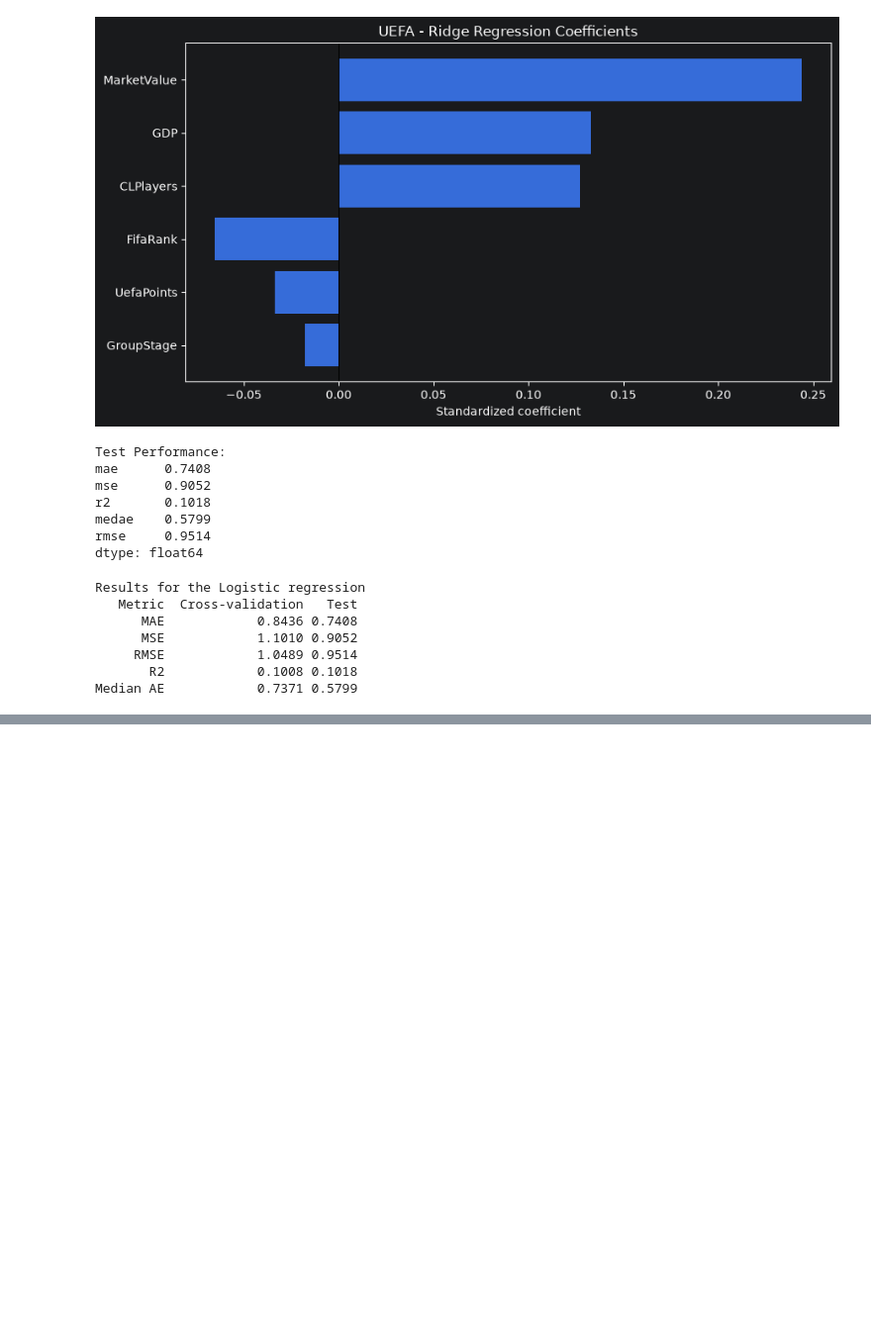
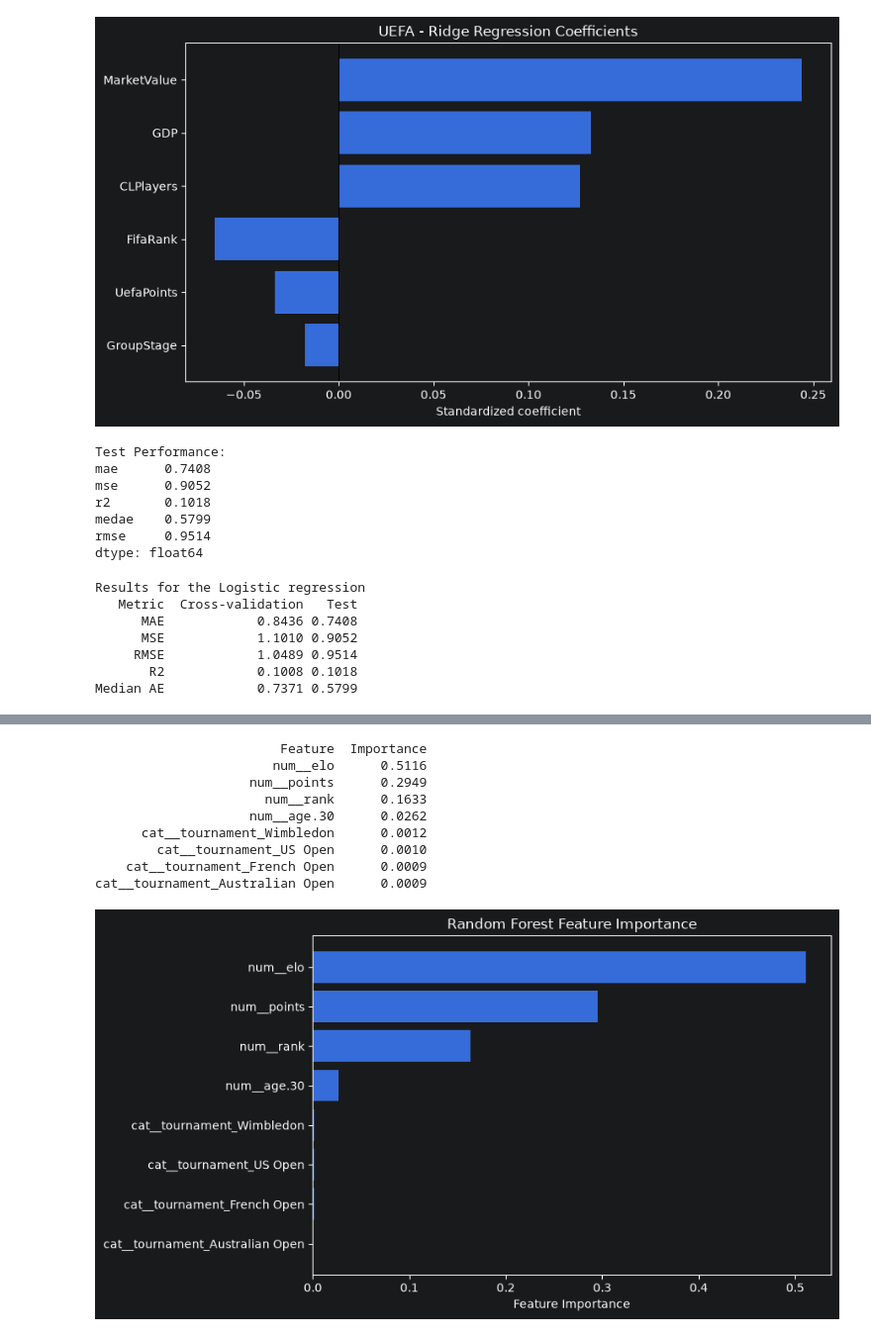
Before and after one commit to TuDCaseStudies26/CS2, a Jupyter notebook: sheet3/moez.ipynb, the cells around one changed output, grey strips where cells are left out. Shown at 99% size. Saved outputs shown, nothing was run; the diff lists cells and outputs as text; code cells hidden in the pictures; blank space fills up the shorter version.

Commit message:
finished the 4 models on basic tennis dataset

```diff
--- a/sheet3/moez.ipynb
+++ b/sheet3/moez.ipynb
@@ -528,0 +605,16 @@ Median AE            0.7371 0.5799
+# %%
+
+rf_cv_folds = []
+rf_validation_years = []
+
+years_rf = years_train_rf.to_numpy()
+
+for val_year in range(2015, 2022):
+
+    train_idx = np.where(years_rf < val_year)[0]
+    val_idx = np.where(years_rf == val_year)[0]
+
+    rf_cv_folds.append((train_idx, val_idx))
+    rf_validation_years.append(val_year)
+
+print("Validation years:", rf_validation_years)
@@ -528,0 +771,48 @@ Median AE            0.7371 0.5799
+# %%
+
+rf_feature_names = (
+    rf_best_model.named_steps["preprocessor"]
+    .get_feature_names_out()
+)
+
+rf_importances = (
+    rf_best_model.named_steps["forest"]
+    .feature_importances_
+)
+
+rf_feature_importance = pd.DataFrame({
+    "Feature": rf_feature_names,
+    "Importance": rf_importances
+})
+
+rf_feature_importance = rf_feature_importance.sort_values(
+    by="Importance",
+    ascending=False
+)
+
+print(rf_feature_importance.round(4).to_string(index=False))
+
+plt.figure(figsize=(9, 5))
+
+plt.barh(
+    rf_feature_importance["Feature"],
+    rf_feature_importance["Importance"]
+)
+
+plt.xlabel("Feature Importance")
+plt.title("Random Forest Feature Importance")
+plt.gca().invert_yaxis()
+
+plt.tight_layout()
+plt.show()
+# %% [output]
+                        Feature  Importance
+                       num__elo      0.5116
+                    num__points      0.2949
+                      num__rank      0.1633
+                    num__age.30      0.0262
+      cat__tournament_Wimbledon      0.0012
+        cat__tournament_US Open      0.0010
+    cat__tournament_French Open      0.0009
+cat__tournament_Australian Open      0.0009
+[figure, added]
```
Also changed, not shown: parts of 49 cells of this notebook.
